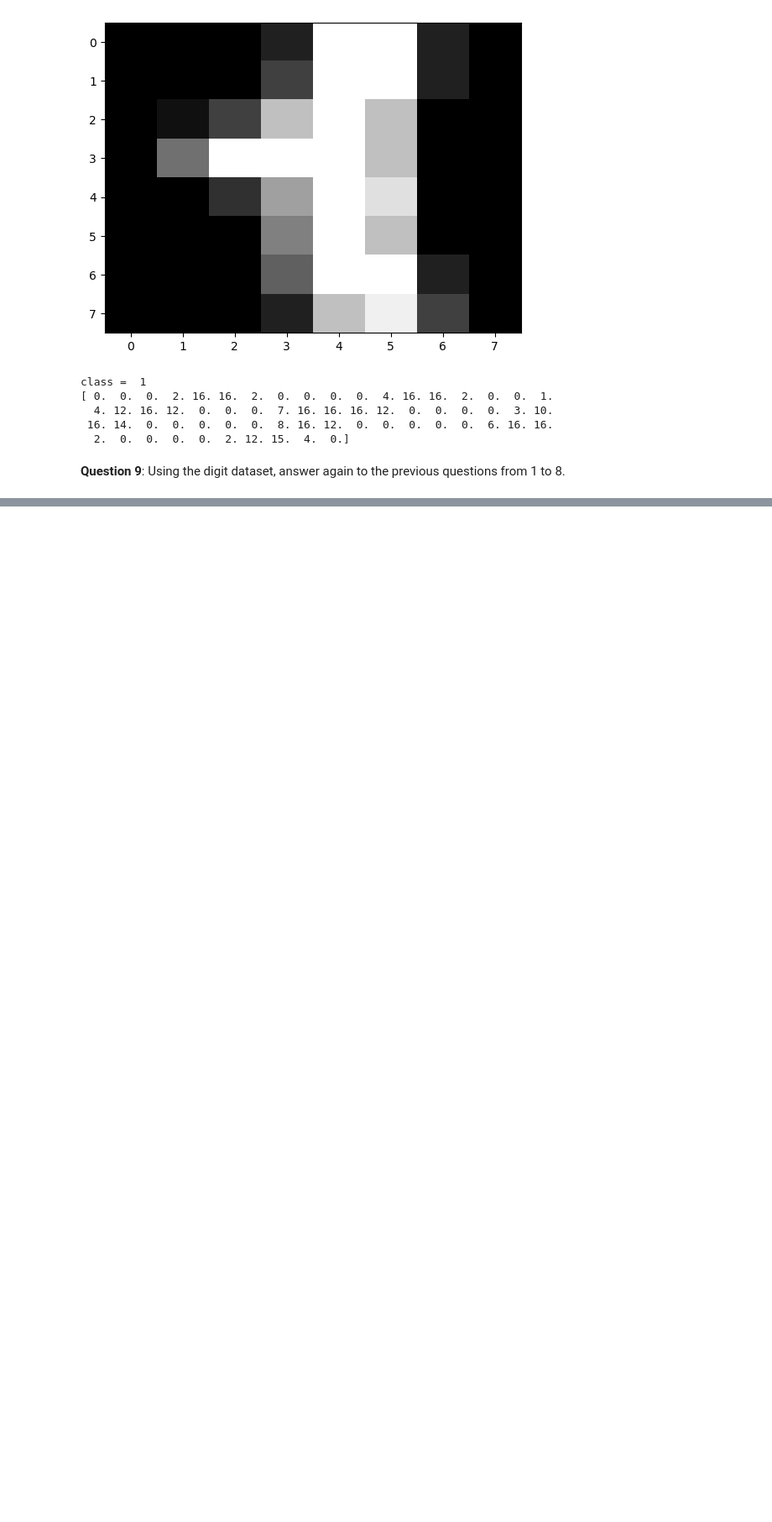
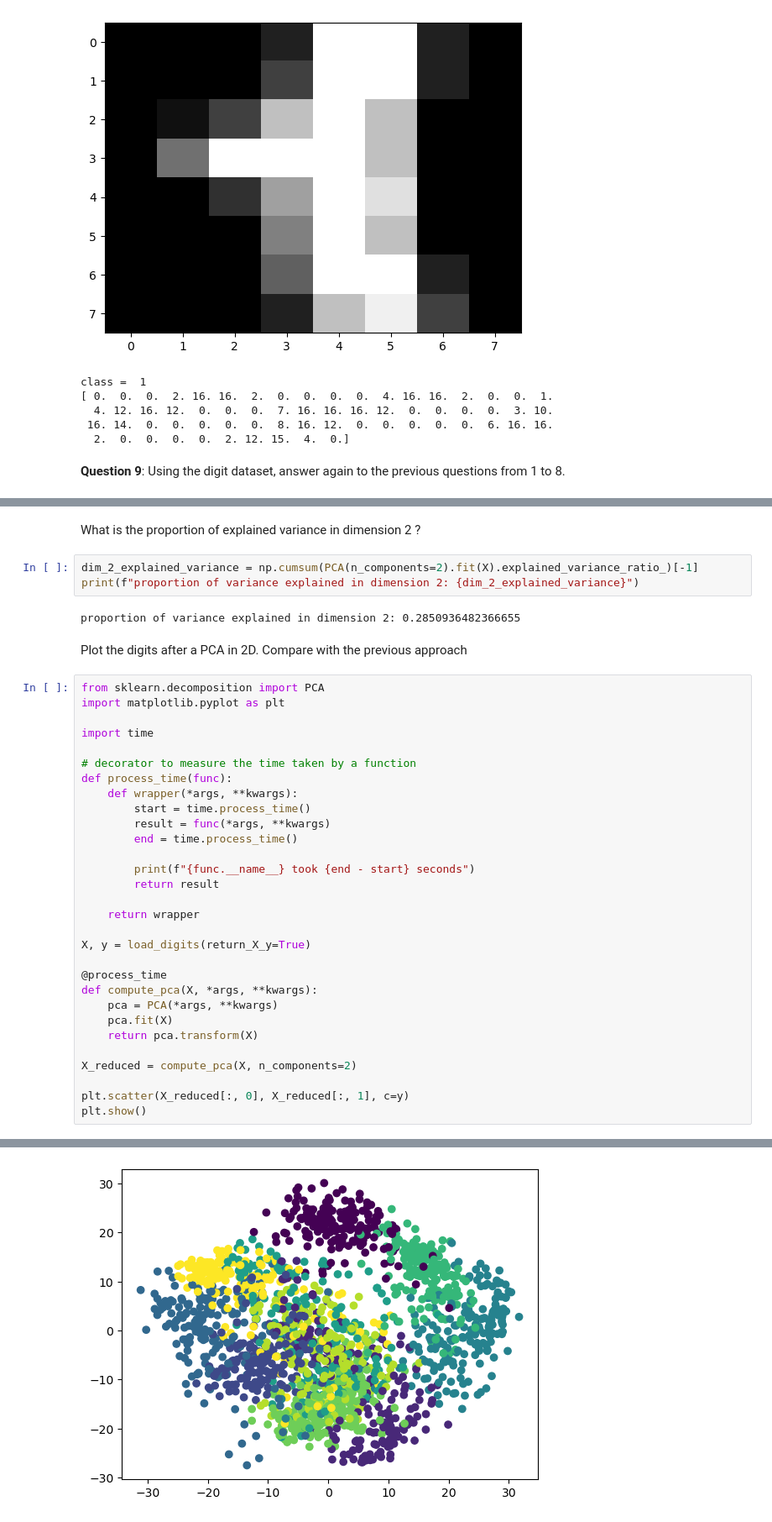
Before and after one commit to Guekka/Polytech, a Jupyter notebook: SI4/S7/machine_learning/td1/td1.ipynb, the cells around one changed output, grey strips where cells are left out. Shown at 84% size. Cells and saved outputs as stored; diff of their text form; blank space fills up the shorter version.

```diff
--- a/SI4/S7/machine_learning/td1/td1.ipynb
+++ b/SI4/S7/machine_learning/td1/td1.ipynb
@@ -267,0 +538,40 @@ f1 [0.97468354 0.975     ]
+# %% [markdown]
+What is the proportion of explained variance in dimension 2 ?
+# %%
+dim_2_explained_variance = np.cumsum(PCA(n_components=2).fit(X).explained_variance_ratio_)[-1]
+print(f"proportion of variance explained in dimension 2: {dim_2_explained_variance}")
+# %% [output]
+proportion of variance explained in dimension 2: 0.2850936482366655
+# %% [markdown]
+Plot the digits after a PCA in 2D. Compare with the previous approach
+# %%
+from sklearn.decomposition import PCA
+import matplotlib.pyplot as plt
+
+import time
+
+# decorator to measure the time taken by a function
+def process_time(func):
+    def wrapper(*args, **kwargs):
+        start = time.process_time()
+        result = func(*args, **kwargs)
+        end = time.process_time()
+
+        print(f"{func.__name__} took {end - start} seconds")
+        return result
+
+    return wrapper
+
+X, y = load_digits(return_X_y=True)
+
+@process_time
+def compute_pca(X, *args, **kwargs):
+    pca = PCA(*args, **kwargs)
+    pca.fit(X)
+    return pca.transform(X)
+
+X_reduced = compute_pca(X, n_components=2)
+
+plt.scatter(X_reduced[:, 0], X_reduced[:, 1], c=y)
+plt.show()
+# %% [output]
@@ -267,0 +579 @@ f1 [0.97468354 0.975     ]
+[figure, added]
```
Also changed, not shown: parts of 20 cells of this notebook, 9 other files.
